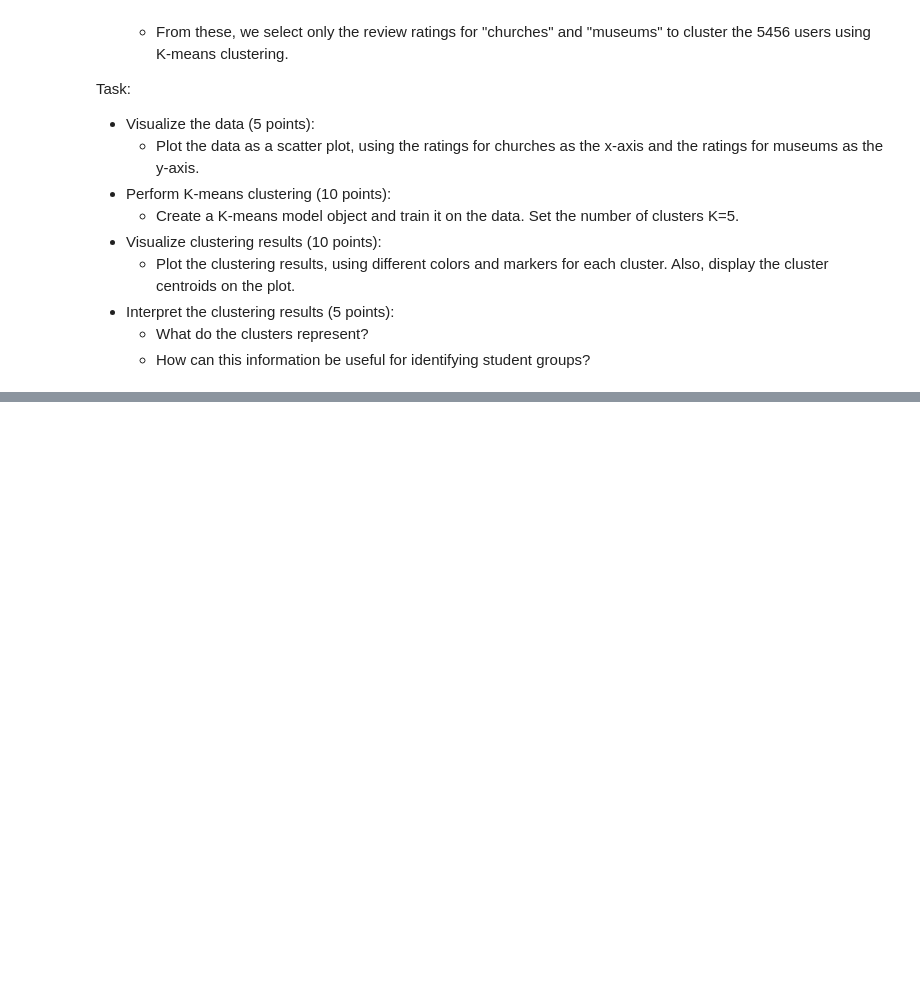
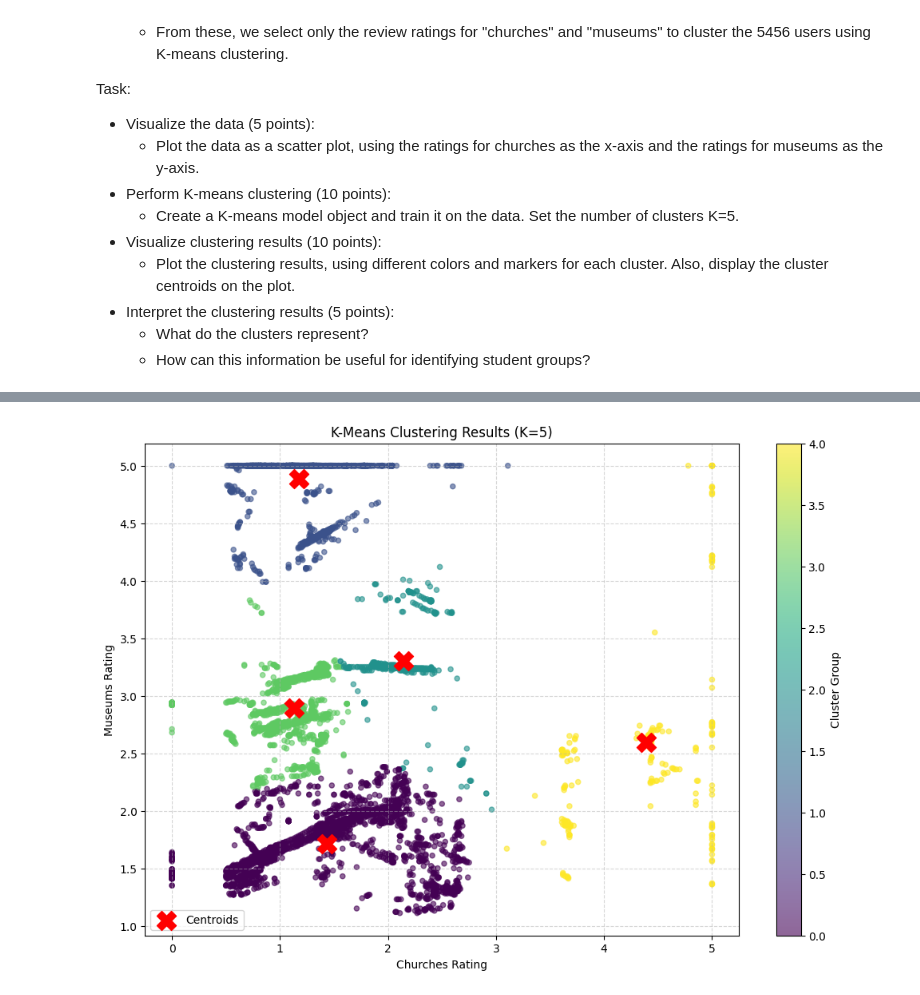
Before and after one commit to mmig01/injiph_final, a Jupyter notebook: [2025-2] NG-AIProg_final.ipynb, the cells around one changed output, grey strips where cells are left out. Saved outputs shown, nothing was run; the diff lists cells and outputs as text; code cells hidden in the pictures; blank space fills up the shorter version.

```diff
--- a/[2025-2] NG-AIProg_final.ipynb
+++ b/[2025-2] NG-AIProg_final.ipynb
@@ -160,3 +316,10 @@ df.head()
 # %%
 # TODO
 # k-means 군집화를 위한 모델 객체를 생성하고, 학습을 수행하세요. cluster 개수는 5로 설정합니다.
+
+kmeans = KMeans(n_clusters=5, random_state=42, n_init='auto')
+kmeans.fit(X)
+
+# 학습된 레이블(어느 그룹에 속하는지)과 중심점(Centroid) 가져오기
+labels = kmeans.labels_
+centroids = kmeans.cluster_centers_
@@ -165,0 +326,22 @@ df.head()
+# %%
+# TODO
+# k-means 군집화 결과를 시각화하세요. 클러스터 별로 다른 색/marker를 사용하고, 클러스터의 중심점도 표시합니다.
+
+
+plt.figure(figsize=(12, 8))
+
+# 1. 클러스터링 결과 산점도 그리기 (c=labels 옵션으로 그룹별 색상 자동 지정)
+scatter = plt.scatter(X['churches'], X['museums'], c=labels, cmap='viridis', s=20, alpha=0.6)
+
+# 2. 클러스터의 중심점(Centroid) 표시 (빨간색 X 마커)
+plt.scatter(centroids[:, 0], centroids[:, 1], s=300, c='red', marker='X', label='Centroids')
+
+plt.title('K-Means Clustering Results (K=5)')
+plt.xlabel('Churches Rating')
+plt.ylabel('Museums Rating')
+plt.colorbar(scatter, label='Cluster Group') # 우측에 색상 바 표시
+plt.legend()
+plt.grid(True, linestyle='--', alpha=0.5)
+plt.show()
+# %% [output]
+[figure, added]
```
Also changed, not shown: parts of 25 cells of this notebook, 2 other files.
